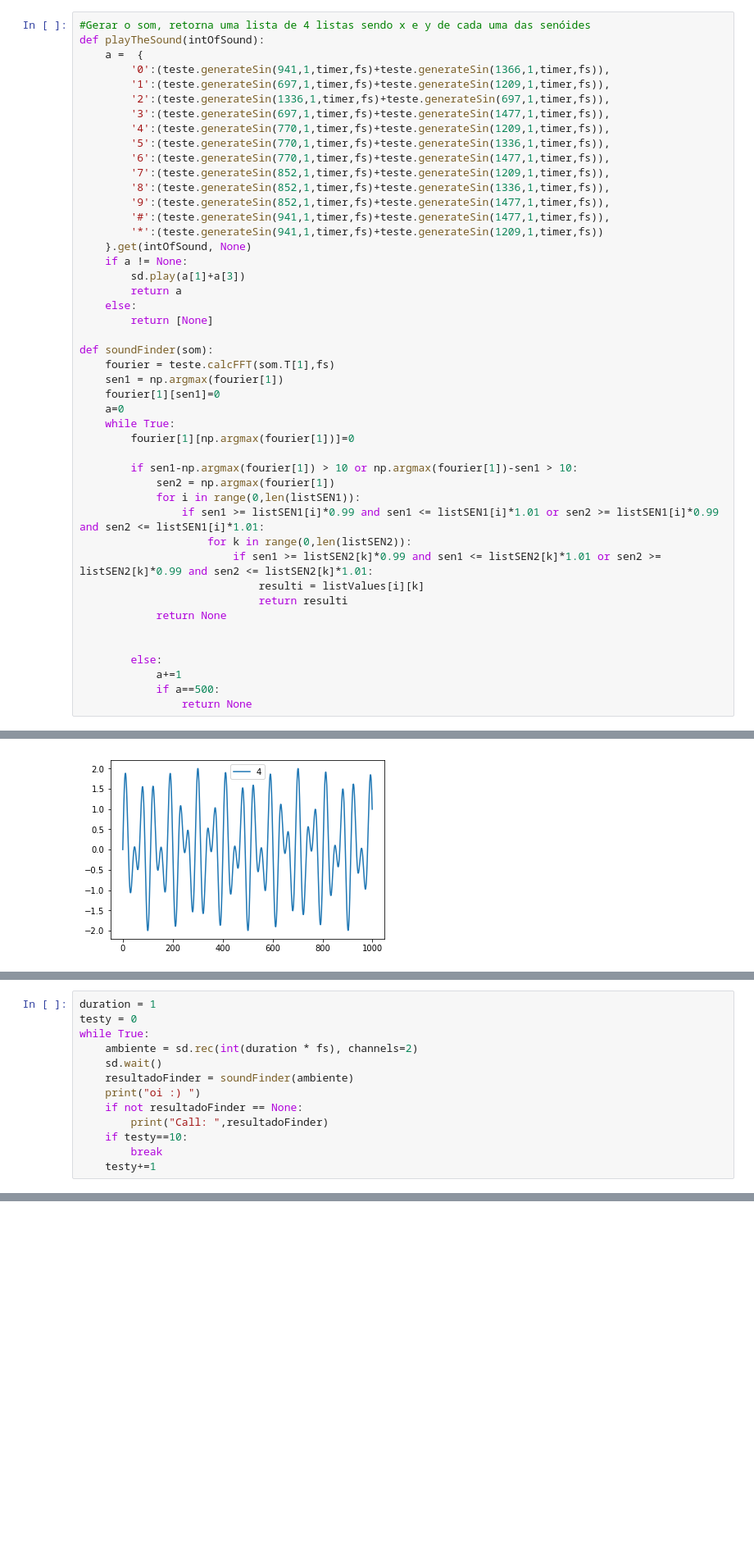
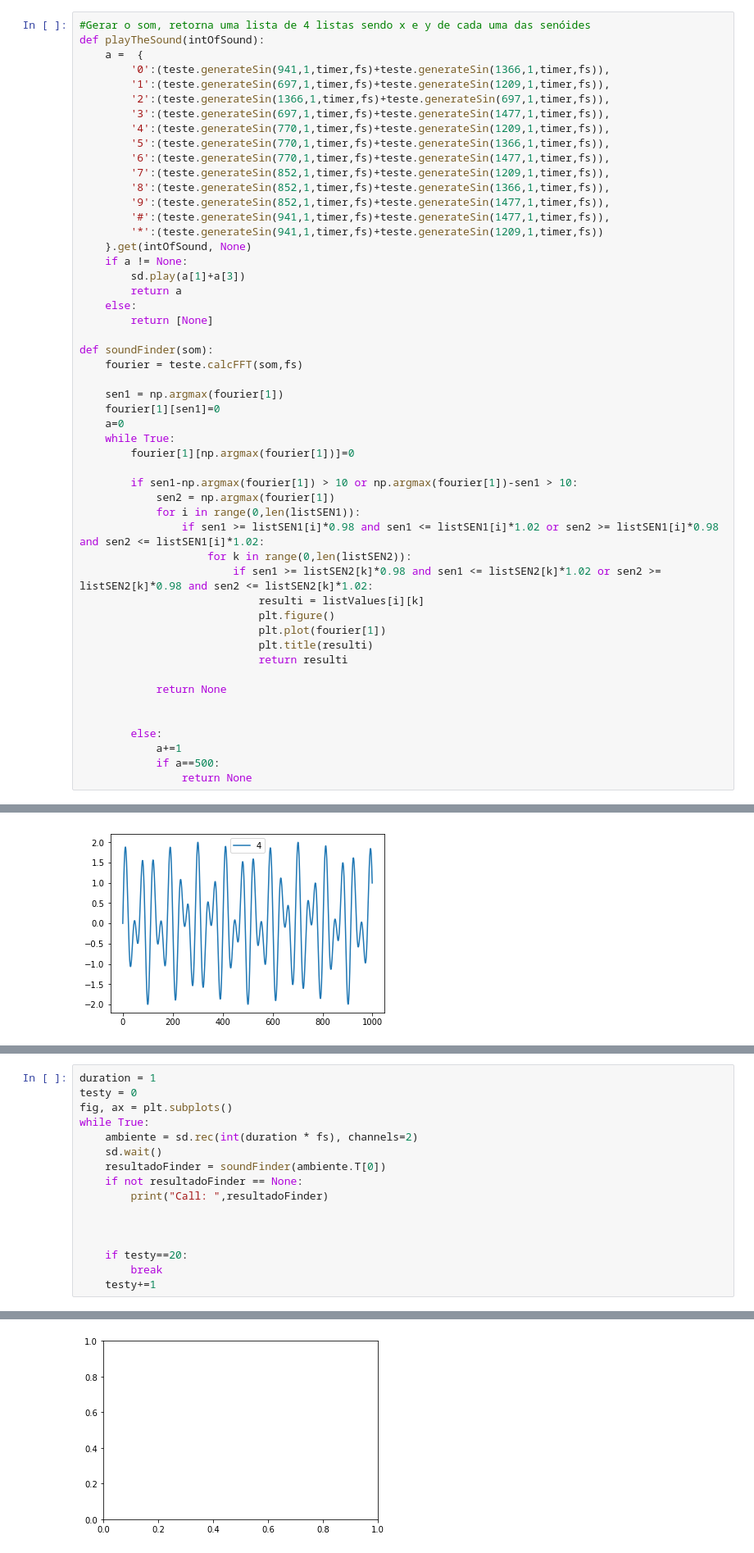
Before and after one commit to franciol/CamadaFisica-Projeto07, a Jupyter notebook: DTMF.ipynb, the cells around one changed output, grey strips where cells are left out. Shown: that part at 82% size. Cells and saved outputs as stored; diff of their text form; blank space fills up the shorter version.

```diff
--- a/DTMF.ipynb
+++ b/DTMF.ipynb
@@ -29,13 +29,13 @@ def playTheSound(intOfSound):
     a =  {
         '0':(teste.generateSin(941,1,timer,fs)+teste.generateSin(1366,1,timer,fs)),
         '1':(teste.generateSin(697,1,timer,fs)+teste.generateSin(1209,1,timer,fs)),
-        '2':(teste.generateSin(1336,1,timer,fs)+teste.generateSin(697,1,timer,fs)),
+        '2':(teste.generateSin(1366,1,timer,fs)+teste.generateSin(697,1,timer,fs)),
         '3':(teste.generateSin(697,1,timer,fs)+teste.generateSin(1477,1,timer,fs)),
         '4':(teste.generateSin(770,1,timer,fs)+teste.generateSin(1209,1,timer,fs)),
-        '5':(teste.generateSin(770,1,timer,fs)+teste.generateSin(1336,1,timer,fs)),
+        '5':(teste.generateSin(770,1,timer,fs)+teste.generateSin(1366,1,timer,fs)),
         '6':(teste.generateSin(770,1,timer,fs)+teste.generateSin(1477,1,timer,fs)),
         '7':(teste.generateSin(852,1,timer,fs)+teste.generateSin(1209,1,timer,fs)),
-        '8':(teste.generateSin(852,1,timer,fs)+teste.generateSin(1336,1,timer,fs)),
+        '8':(teste.generateSin(852,1,timer,fs)+teste.generateSin(1366,1,timer,fs)),
         '9':(teste.generateSin(852,1,timer,fs)+teste.generateSin(1477,1,timer,fs)),
         '#':(teste.generateSin(941,1,timer,fs)+teste.generateSin(1477,1,timer,fs)),
         '*':(teste.generateSin(941,1,timer,fs)+teste.generateSin(1209,1,timer,fs))
@@ -47,7 +47,8 @@ def playTheSound(intOfSound):
         return [None]
 
 def soundFinder(som):
-    fourier = teste.calcFFT(som.T[1],fs)
+    fourier = teste.calcFFT(som,fs)
+
     sen1 = np.argmax(fourier[1])
     fourier[1][sen1]=0
     a=0
@@ -57,11 +58,15 @@ def soundFinder(som):
         if sen1-np.argmax(fourier[1]) > 10 or np.argmax(fourier[1])-sen1 > 10:
             sen2 = np.argmax(fourier[1])
             for i in range(0,len(listSEN1)):
-                if sen1 >= listSEN1[i]*0.99 and sen1 <= listSEN1[i]*1.01 or sen2 >= listSEN1[i]*0.99 and sen2 <= listSEN1[i]*1.01:
+                if sen1 >= listSEN1[i]*0.98 and sen1 <= listSEN1[i]*1.02 or sen2 >= listSEN1[i]*0.98 and sen2 <= listSEN1[i]*1.02:
                     for k in range(0,len(listSEN2)):
-                        if sen1 >= listSEN2[k]*0.99 and sen1 <= listSEN2[k]*1.01 or sen2 >= listSEN2[k]*0.99 and sen2 <= listSEN2[k]*1.01:
+                        if sen1 >= listSEN2[k]*0.98 and sen1 <= listSEN2[k]*1.02 or sen2 >= listSEN2[k]*0.98 and sen2 <= listSEN2[k]*1.02:
                             resulti = listValues[i][k]
+                            plt.figure()
+                            plt.plot(fourier[1])
+                            plt.title(resulti)
                             return resulti
+
             return None
 
 
@@ -123,14 +128,17 @@ print(sen)
 # %%
 duration = 1
 testy = 0
+fig, ax = plt.subplots()
 while True:
     ambiente = sd.rec(int(duration * fs), channels=2)
     sd.wait()
-    resultadoFinder = soundFinder(ambiente)
-    print("oi :) ")
+    resultadoFinder = soundFinder(ambiente.T[0])
     if not resultadoFinder == None:
         print("Call: ",resultadoFinder)
-    if testy==10:
+
+
+
+    if testy==20:
         break
     testy+=1
 # %% [output]
@@ -147,0 +156 @@ oi :)
+[figure, added]
```
Also changed, not shown: parts of 5 cells of this notebook.
